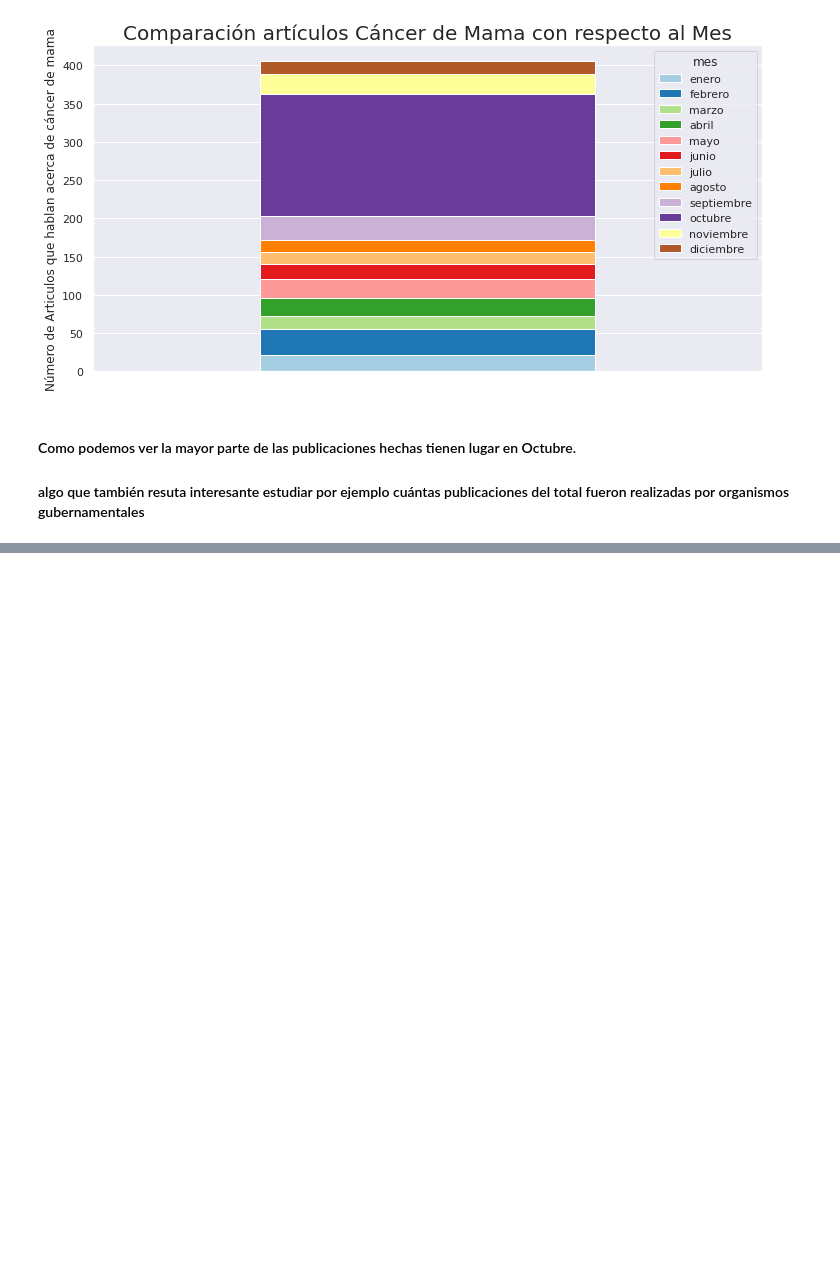
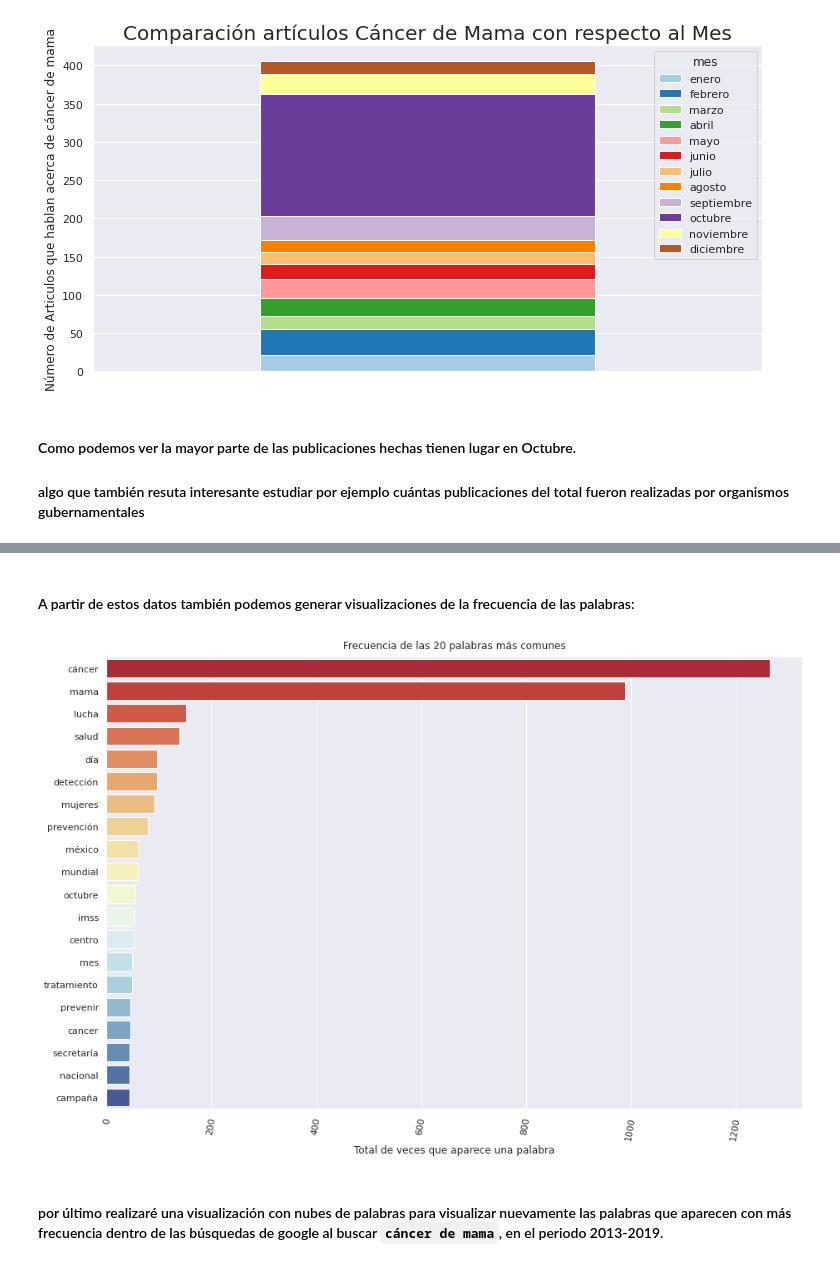
Before and after one commit to Zoe-Garcia/Equipo_2_P2_Analisis, a Jupyter notebook: Pregunta_3_y_4.ipynb, the cells around one changed output, grey strips where cells are left out. Cells and saved outputs as stored; diff of their text form; code cells hidden in the pictures; blank space fills up the shorter version.

```diff
--- a/Pregunta_3_y_4.ipynb
+++ b/Pregunta_3_y_4.ipynb
@@ -540,0 +528,23 @@ Name: link, Length: 439, dtype: object
+# %%
+titulos = web_scrap['titulo']
+# %%
+# ahora limpio un poco:
+
+titulos = titulos.str.lower()
+titulos = titulos.str.strip()
+titulos = titulos.str.replace('[^\w\s]', '')
+titulos = titulos.str.replace('\d', '')
+titulos = titulos.str.replace('\\n', '')
+titulos = titulos.dropna()
+# %%
+#ahora separo las oraciones en palabras:
+
+tokenized = titulos.apply(nltk.word_tokenize)
+
+all_words = tokenized.sum()
+
+# Utilizamos FreqDist para analizar la distribución de frecuencia de nuestras palabras
+
+freq_dist = nltk.FreqDist(all_words)
+
+print(freq_dist)
@@ -540,0 +553,9 @@ Name: link, Length: 439, dtype: object
+# %%
+#quito los conectores o stopwords:
+
+spanish_stop_words = stopwords.words('spanish')
+
+all_words_except_stop_words = [word for word in all_words if word not in spanish_stop_words]
+
+#filtro las palabras:
+freq_dist = nltk.FreqDist(all_words_except_stop_words)
@@ -540,0 +594,18 @@ Name: link, Length: 439, dtype: object
+# %% [markdown]
+#### A partir de estos datos también podemos generar visualizaciones de la frecuencia de las palabras:
+# %%
+most_common_20 = np.array(list(map(lambda x: list(x), freq_dist.most_common(20))))
+
+fig = plt.figure(figsize=(15,10))
+ax = fig.add_subplot()
+
+sns.barplot(y = most_common_20[:, 0], x = (most_common_20[:, 1]).astype(int), ax=ax, palette='RdYlBu', orient = 'h');
+ax.set_title('Frecuencia de las 20 palabras más comunes', pad=10)
+ax.set_xlabel('Total de veces que aparece una palabra')
+ax.tick_params(axis='x', rotation=80)
+
+plt.show()
+# %% [output]
+[figure, added]
+# %% [markdown]
+#### por último realizaré una visualización con nubes de palabras para visualizar nuevamente las palabras que aparecen con más frecuencia dentro de las búsquedas de google al buscar `cáncer de mama`, en el periodo 2013-2019.
```
Also changed, not shown: parts of 16 cells of this notebook.
